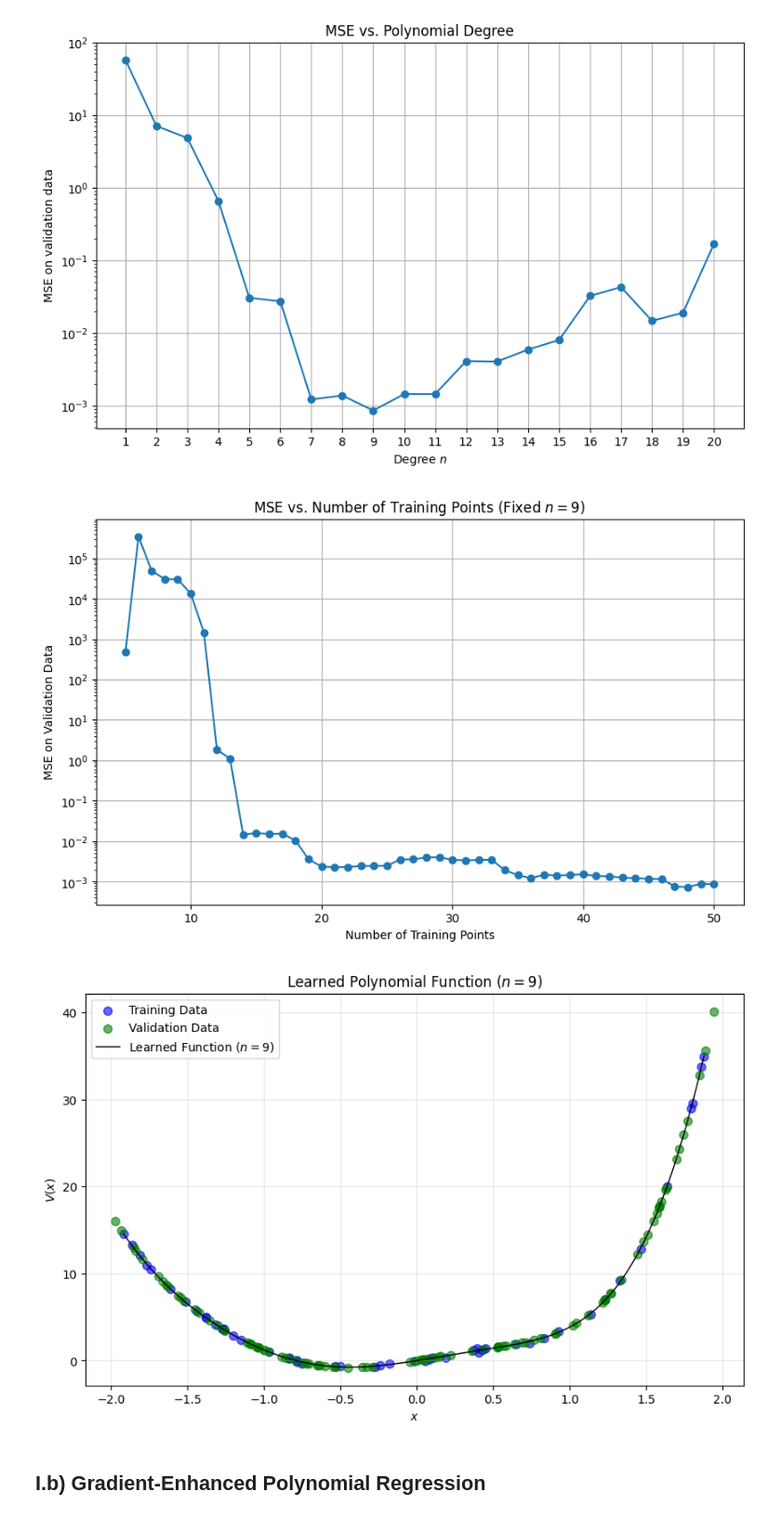
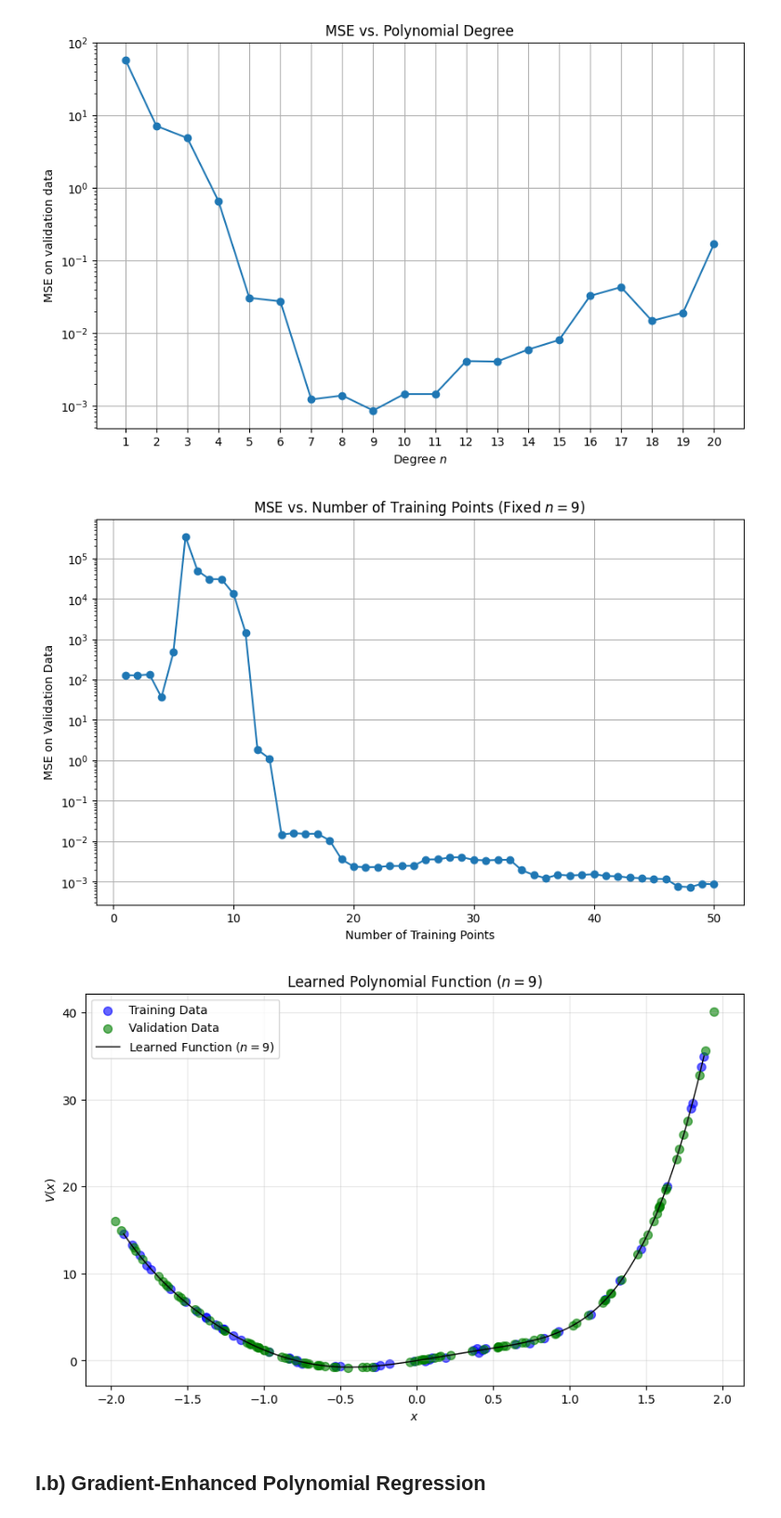
Before and after one commit to umarsdq/optimisationCW, a Jupyter notebook: optimisation.ipynb, the cells around one changed output. Shown at 93% size. Cells and saved outputs as stored; diff of their text form; code cells hidden in the pictures.

```diff
--- a/optimisation.ipynb
+++ b/optimisation.ipynb
@@ -46,7 +46,7 @@ Smallest n for MSE < 10^-3: 9
 # %%
 # MSE vs Number of Training Points for fixed n
 n_fixed_a = best_n
-training_sizes_a = range(5, len(X_train) + 1, 1)
+training_sizes_a = range(1, len(X_train) + 1, 1)
 mses_vs_size_a = []
 
 for size in training_sizes_a:
@@ -56,34 +56,34 @@ for size in training_sizes_a:
     mses_vs_size_a.append(mse(X_val, y_val, theta_subset))
 
 plt.figure(figsize=(10, 6))
 plt.plot(training_sizes_a, mses_vs_size_a, marker='o')
 plt.xlabel(r'Number of Training Points')
 plt.ylabel(r'MSE on Validation Data')
 plt.yscale('log')
 plt.title(rf'MSE vs. Number of Training Points (Fixed $n={n_fixed_a}$)')
 plt.grid(True)
 plt.savefig('plots/mse_vs_training_size_a.png', bbox_inches='tight', dpi=600)
 plt.show()
 
 # Show the learned function at the best n
 theta_best_a = solve_poly_regression(X_train, y_train, best_n)
 x_plot = np.linspace(X_train.min(), X_train.max(), 200)
 A_plot = np.vander(x_plot, best_n + 1, increasing=True)
 y_plot = A_plot @ theta_best_a
 
 plt.figure(figsize=(10, 6))
 plt.scatter(X_train, y_train, color='blue', label='Training Data', alpha=0.6, s=50)
 plt.scatter(X_val, y_val, color='green', label='Validation Data', alpha=0.6, s=50)
 plt.plot(x_plot, y_plot, '-', color='black', linewidth=1, label=rf'Learned Function ($n={best_n}$)')
 plt.xlabel(r'$x$')
 plt.ylabel(r'$V(x)$')
 plt.title(rf'Learned Polynomial Function ($n={best_n}$)')
 plt.legend()
 plt.grid(True, alpha=0.3)
 plt.savefig('plots/learned_function_a.png', bbox_inches='tight', dpi=600)
 plt.show()
 # %% [output]
-[figure, old version]
+[figure, new version]
 [figure]
 # %% [markdown]
 ## I.b) Gradient-Enhanced Polynomial Regression
```
Also changed, not shown: parts of 6 cells of this notebook, 3 other files.
